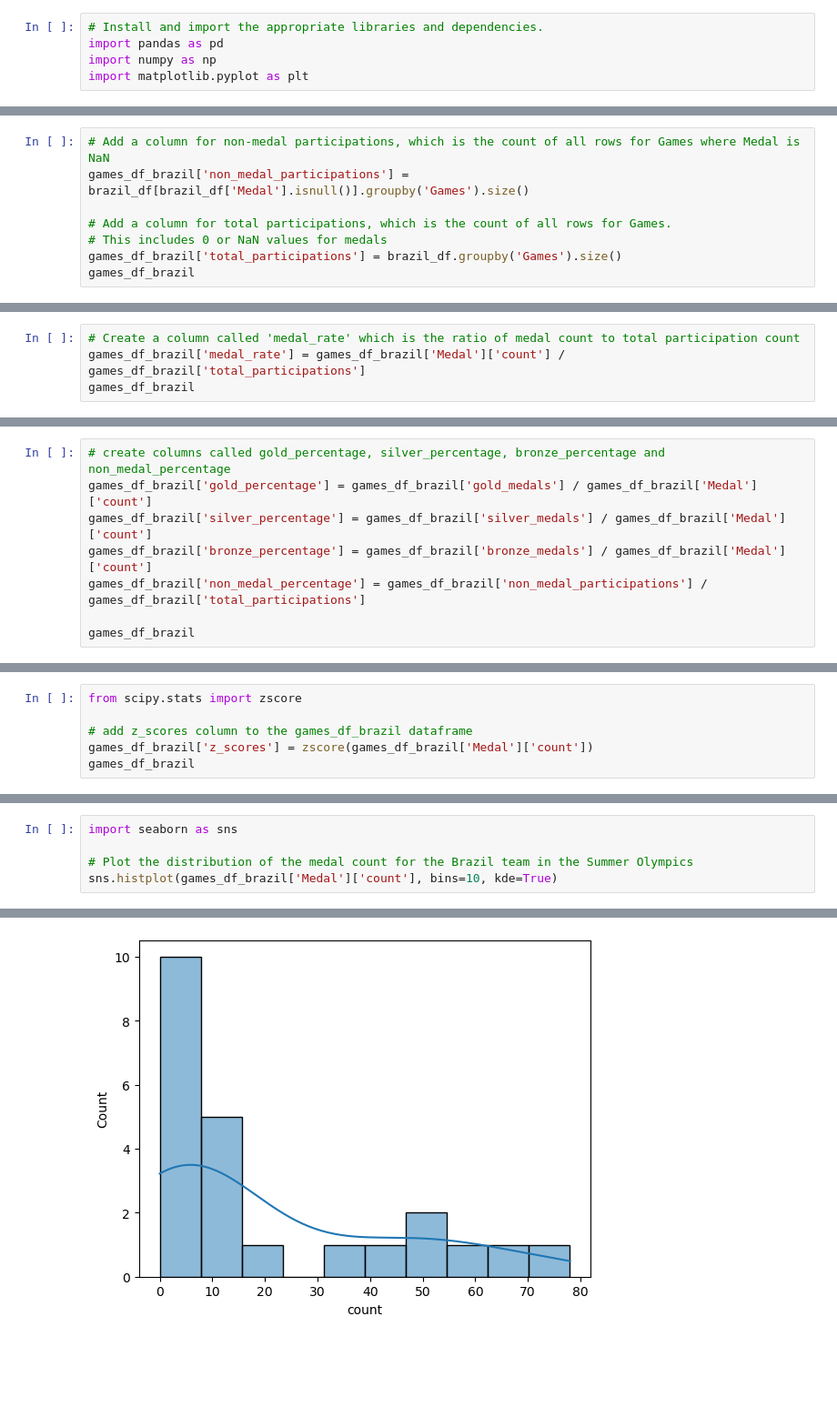
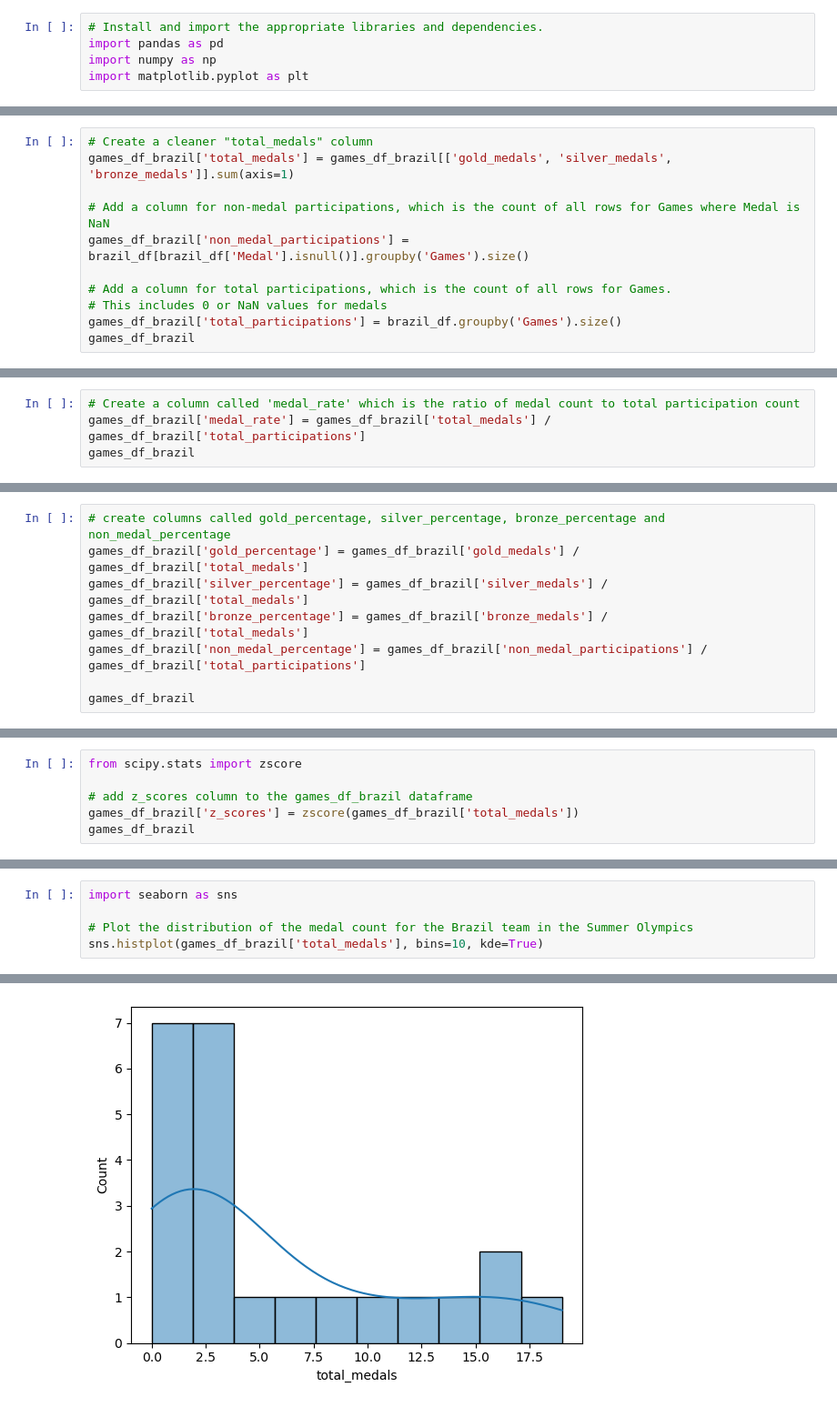
Before and after one commit to rjrdelatorre/group-1-project-1, a Jupyter notebook: brazil.ipynb, the cells around one changed output, grey strips where cells are left out. Shown at 91% size. Drawn from its saved outputs; the diff is of its cells as text; blank space fills up the shorter version.

```diff
--- a/brazil.ipynb
+++ b/brazil.ipynb
@@ -68,4 +140,7 @@ games_df_brazil
 # %%
+# Create a cleaner "total_medals" column
+games_df_brazil['total_medals'] = games_df_brazil[['gold_medals', 'silver_medals', 'bronze_medals']].sum(axis=1)
+
 # Add a column for non-medal participations, which is the count of all rows for Games where Medal is NaN
 games_df_brazil['non_medal_participations'] = brazil_df[brazil_df['Medal'].isnull()].groupby('Games').size()
 
@@ -96,5 +170,5 @@ games_df_brazil
 # %%
 # Create a column called 'medal_rate' which is the ratio of medal count to total participation count
-games_df_brazil['medal_rate'] = games_df_brazil['Medal']['count'] / games_df_brazil['total_participations']
+games_df_brazil['medal_rate'] = games_df_brazil['total_medals'] / games_df_brazil['total_participations']
 games_df_brazil
 # %% [output]
@@ -120,8 +193,8 @@ games_df_brazil
 # %%
 # create columns called gold_percentage, silver_percentage, bronze_percentage and non_medal_percentage
-games_df_brazil['gold_percentage'] = games_df_brazil['gold_medals'] / games_df_brazil['Medal']['count']
-games_df_brazil['silver_percentage'] = games_df_brazil['silver_medals'] / games_df_brazil['Medal']['count']
-games_df_brazil['bronze_percentage'] = games_df_brazil['bronze_medals'] / games_df_brazil['Medal']['count']
+games_df_brazil['gold_percentage'] = games_df_brazil['gold_medals'] / games_df_brazil['total_medals']
+games_df_brazil['silver_percentage'] = games_df_brazil['silver_medals'] / games_df_brazil['total_medals']
+games_df_brazil['bronze_percentage'] = games_df_brazil['bronze_medals'] / games_df_brazil['total_medals']
 games_df_brazil['non_medal_percentage'] = games_df_brazil['non_medal_participations'] / games_df_brazil['total_participations']
 
 games_df_brazil
@@ -211,6 +276,6 @@ Name: 2016 Summer, dtype: float64
 from scipy.stats import zscore
 
 # add z_scores column to the games_df_brazil dataframe
-games_df_brazil['z_scores'] = zscore(games_df_brazil['Medal']['count'])
+games_df_brazil['z_scores'] = zscore(games_df_brazil['total_medals'])
 games_df_brazil
 # %% [output]
@@ -237,5 +301,5 @@ games_df_brazil
 import seaborn as sns
 
 # Plot the distribution of the medal count for the Brazil team in the Summer Olympics
-sns.histplot(games_df_brazil['Medal']['count'], bins=10, kde=True)
+sns.histplot(games_df_brazil['total_medals'], bins=10, kde=True)
 # %% [output]
@@ -243 +307 @@ sns.histplot(games_df_brazil['Medal']['count'], bins=10, kde=True)
-[figure, old version]
+[figure, new version]
```
Also changed, not shown: parts of 40 cells of this notebook.
